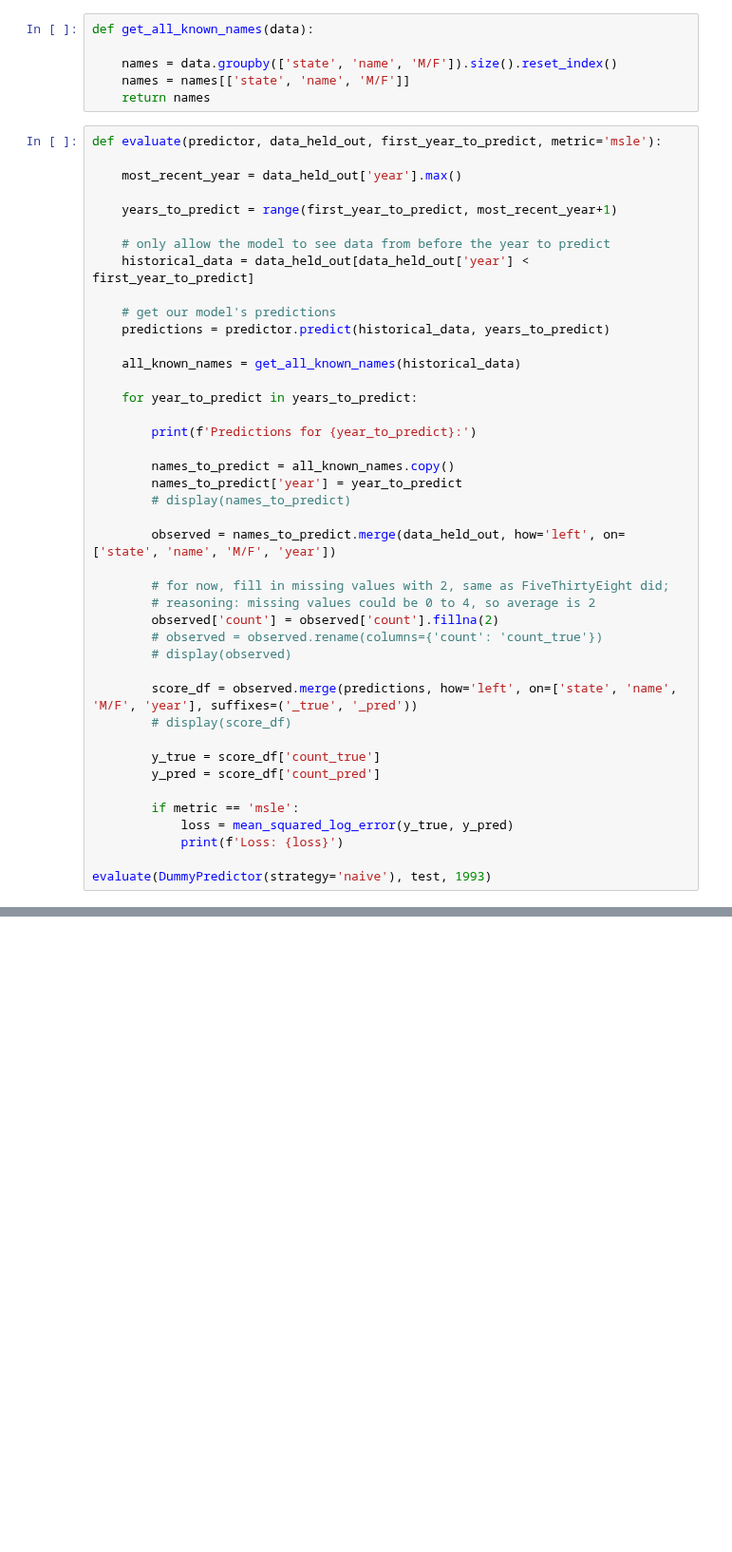
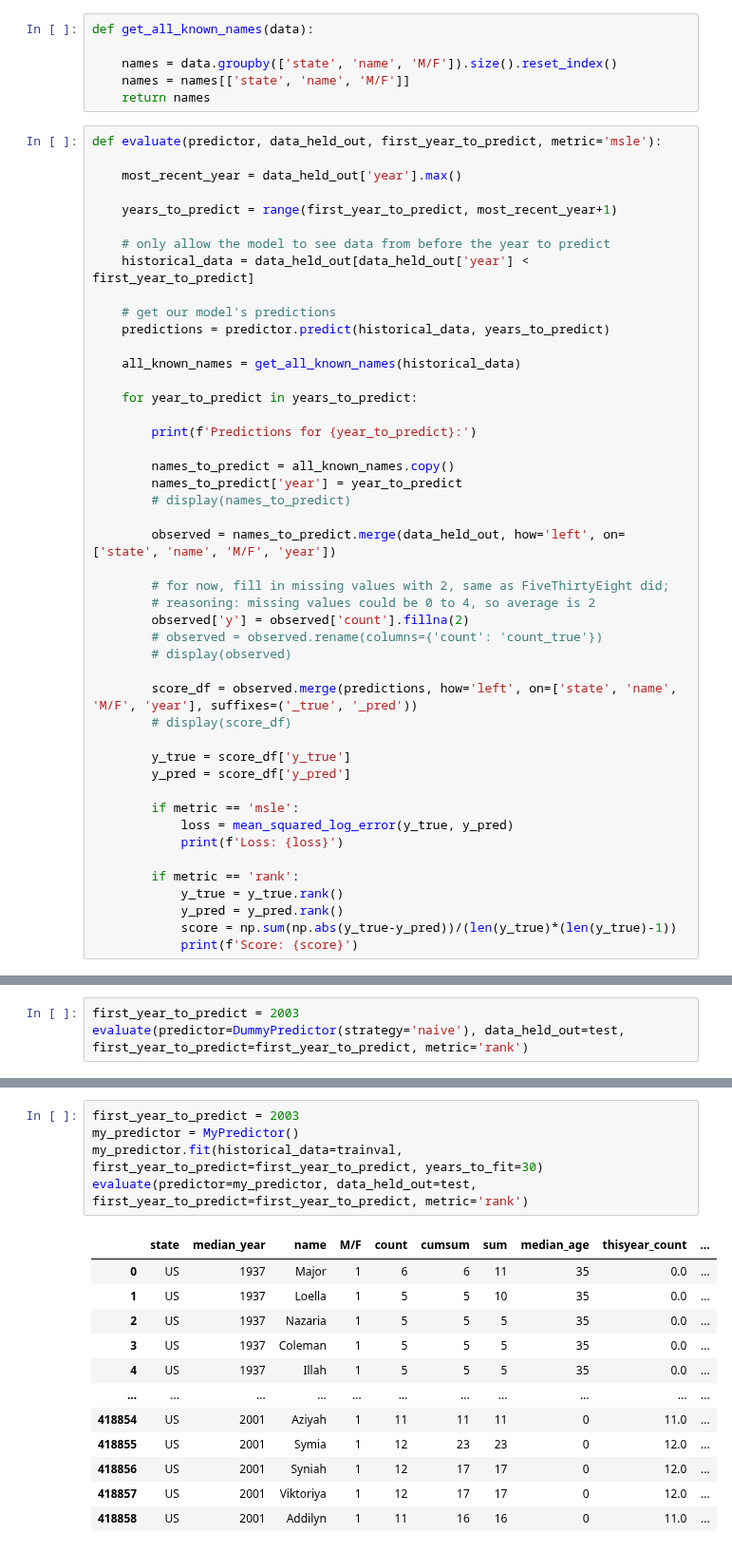
Before and after one commit to paulsch1/capstone, a Jupyter notebook: cap8_predict.ipynb, the cells around one changed output, grey strips where cells are left out. Shown at 95% size. Saved outputs shown, nothing was run; the diff lists cells and outputs as text; blank space fills up the shorter version.

Commit message:
prediction modeling!

```diff
--- a/cap8_predict.ipynb
+++ b/cap8_predict.ipynb
@@ -56,18 +56,22 @@ def evaluate(predictor, data_held_out, first_year_to_predict, metric='msle'):
 
         # for now, fill in missing values with 2, same as FiveThirtyEight did;
         # reasoning: missing values could be 0 to 4, so average is 2
-        observed['count'] = observed['count'].fillna(2)
+        observed['y'] = observed['count'].fillna(2)
         # observed = observed.rename(columns={'count': 'count_true'})
         # display(observed)
 
         score_df = observed.merge(predictions, how='left', on=['state', 'name', 'M/F', 'year'], suffixes=('_true', '_pred'))
         # display(score_df)
 
-        y_true = score_df['count_true']
-        y_pred = score_df['count_pred']
+        y_true = score_df['y_true']
+        y_pred = score_df['y_pred']
 
         if metric == 'msle':
             loss = mean_squared_log_error(y_true, y_pred)
             print(f'Loss: {loss}')
 
-evaluate(DummyPredictor(strategy='naive'), test, 1993)
+        if metric == 'rank':
+            y_true = y_true.rank()
+            y_pred = y_pred.rank()
+            score = np.sum(np.abs(y_true-y_pred))/(len(y_true)*(len(y_true)-1))
+            print(f'Score: {score}')
@@ -121,3 +107,6 @@ class DummyPredictor():
         # display(predictions)
 
         return predictions
+# %%
+first_year_to_predict = 2003
+evaluate(predictor=DummyPredictor(strategy='naive'), data_held_out=test, first_year_to_predict=first_year_to_predict, metric='rank')
@@ -123,0 +278,18 @@ class DummyPredictor():
+# %%
+first_year_to_predict = 2003
+my_predictor = MyPredictor()
+my_predictor.fit(historical_data=trainval, first_year_to_predict=first_year_to_predict, years_to_fit=30)
+evaluate(predictor=my_predictor, data_held_out=test, first_year_to_predict=first_year_to_predict, metric='rank')
+# %% [output]
+|  | state | median_year | name | M/F | count | cumsum | sum | median_age | thisyear_count | ... |
+| 0 | US | 1937 | Major | 1 | 6 | 6 | 11 | 35 | 0.0 | ... |
+| 1 | US | 1937 | Loella | 1 | 5 | 5 | 10 | 35 | 0.0 | ... |
+| 2 | US | 1937 | Nazaria | 1 | 5 | 5 | 5 | 35 | 0.0 | ... |
+| 3 | US | 1937 | Coleman | 1 | 5 | 5 | 5 | 35 | 0.0 | ... |
+| 4 | US | 1937 | Illah | 1 | 5 | 5 | 5 | 35 | 0.0 | ... |
+| ... | ... | ... | ... | ... | ... | ... | ... | ... | ... | ... |
+| 418854 | US | 2001 | Aziyah | 1 | 11 | 11 | 11 | 0 | 11.0 | ... |
+| 418855 | US | 2001 | Symia | 1 | 12 | 23 | 23 | 0 | 12.0 | ... |
+| 418856 | US | 2001 | Syniah | 1 | 12 | 17 | 17 | 0 | 12.0 | ... |
+| 418857 | US | 2001 | Viktoriya | 1 | 12 | 17 | 17 | 0 | 12.0 | ... |
+| 418858 | US | 2001 | Addilyn | 1 | 11 | 16 | 16 | 0 | 11.0 | ... |
```
Also changed, not shown: parts of 7 cells of this notebook.
